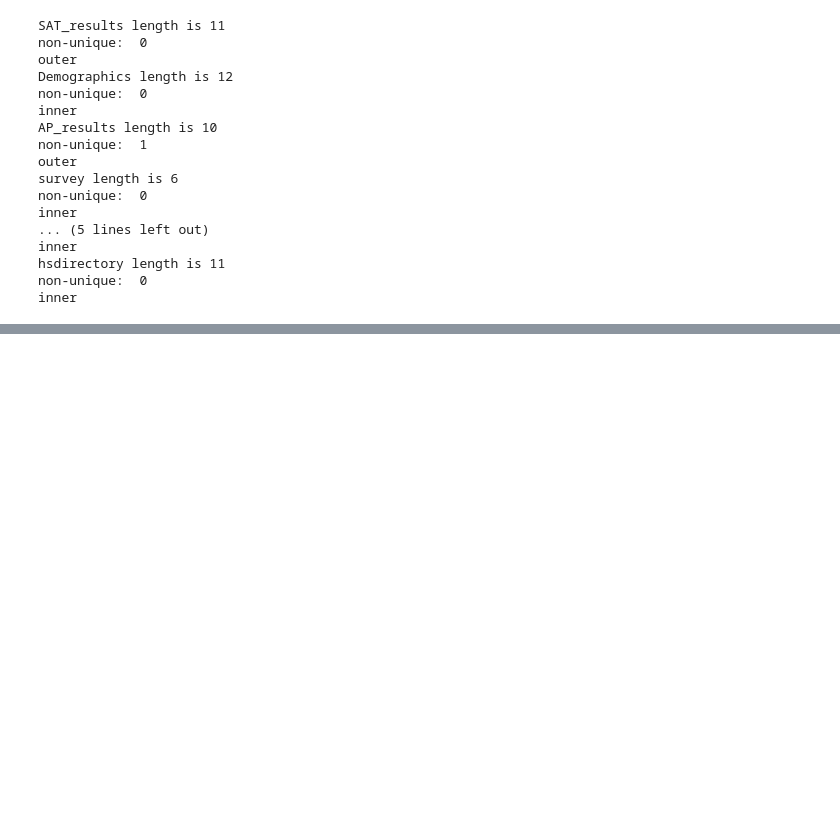
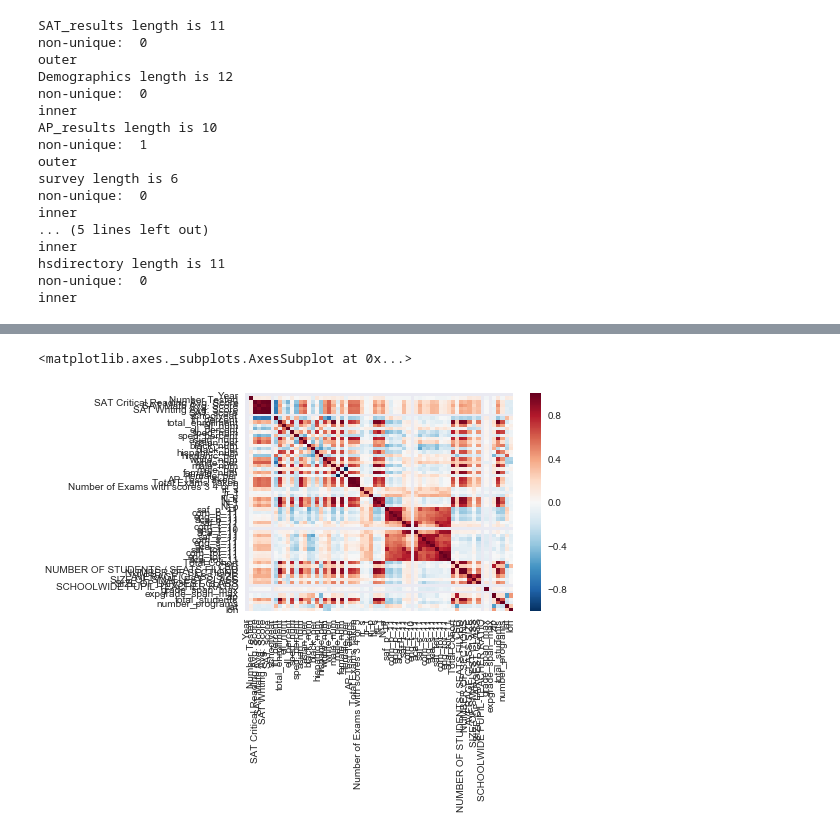
Before and after one commit to PukkaPad/data-storytelling-SAT-NewYork, a Jupyter notebook: DataStorytelling-SAT-NewYork.ipynb, the cells around one changed output, grey strips where cells are left out. Drawn from its saved outputs; the diff is of its cells as text; code cells hidden in the pictures; blank space fills up the shorter version.

Commit message:
WIP: correlation and heatmaps :construction:

```diff
--- a/DataStorytelling-SAT-NewYork.ipynb
+++ b/DataStorytelling-SAT-NewYork.ipynb
@@ -621,0 +638,6 @@ inner
+# %%
+cols = ['AP Test Takers ', 'Total Exams Taken', 'Number of Exams with scores 3 4 or 5']
+for col in cols:
+    base_data[col] = base_data[col].apply(pd.to_numeric, errors='coerce')
+
+base_data[cols] = base_data[cols].fillna(value=0)
@@ -621,0 +646,2 @@ inner
+# %%
+base_data["school_dist"] = base_data["DBN"].apply(lambda x: x[:2])
@@ -621,0 +662,4 @@ inner
+# %%
+base_data = base_data.fillna(base_data.mean())
+
+#base_data = base_data.groupby(base_data.columns, axis = 1).transform(lambda x: x.fillna(x.mean()))
@@ -621,0 +676,12 @@ inner
+# %%
+#base_data.corrwith(base_data['SAT_score'])
+#f['A'].corr(df['B'])
+#base_data.corr()
+
+%matplotlib inline
+#data2 = data[list_of_column_names]
+corr = base_data.corr(method="pearson")
+sns.heatmap(corr)
+# %% [output]
+<matplotlib.axes._subplots.AxesSubplot at 0x...>
+[figure, added]
```
Also changed, not shown: parts of 13 cells of this notebook.
